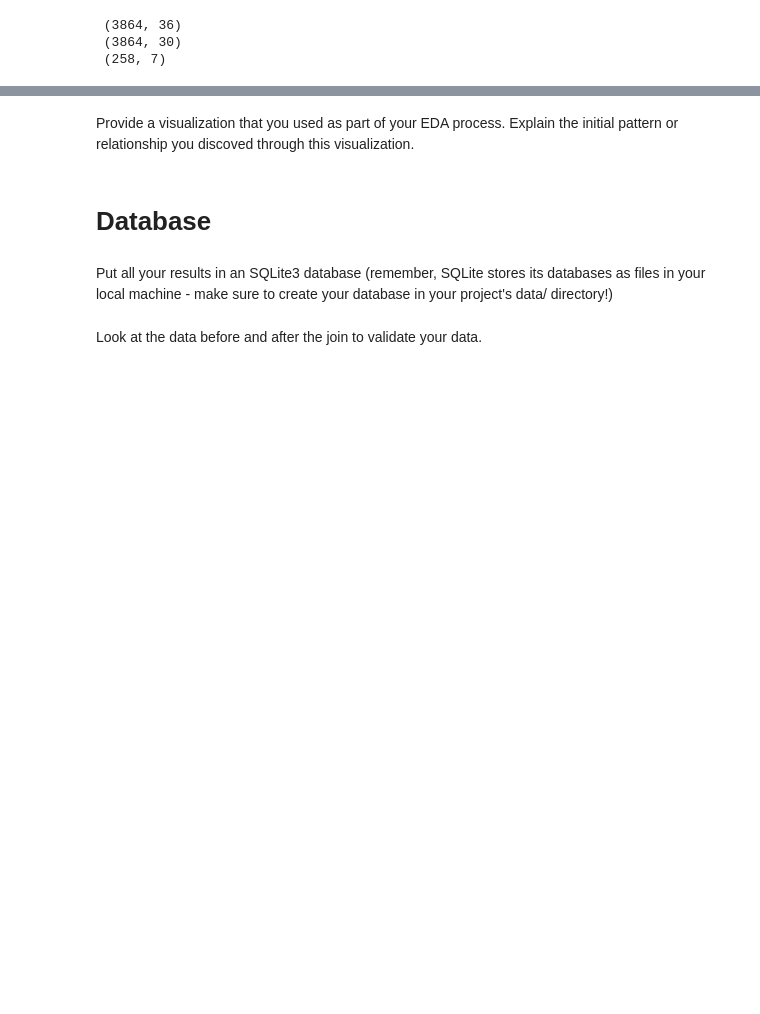
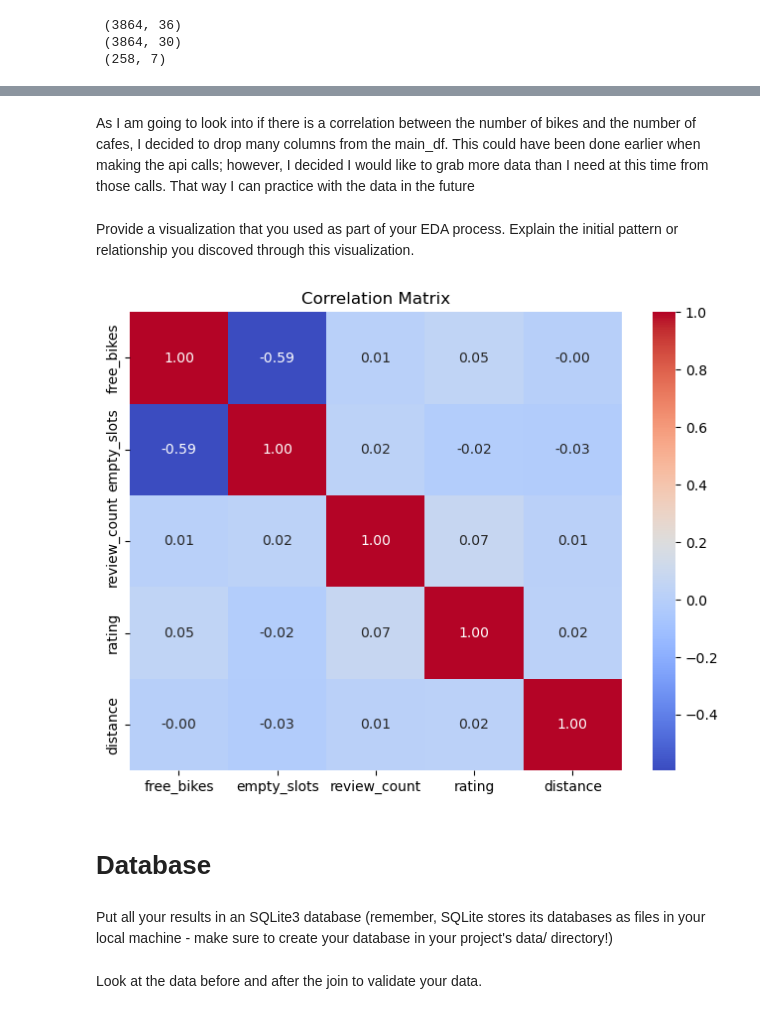
Before and after one commit to ParkerHar/Statistical_Modelling_Project, a Jupyter notebook: notebooks/joining_data.ipynb, the cells around one changed output, grey strips where cells are left out. Drawn from its saved outputs; the diff is of its cells as text; code cells hidden in the pictures; blank space fills up the shorter version.

```diff
--- a/notebooks/joining_data.ipynb
+++ b/notebooks/joining_data.ipynb
@@ -44,5 +64,16 @@ main_df.head(5)
+# %% [markdown]
+As I am going to look into if there is a correlation between the number of bikes and the number of cafes, I decided to drop many columns from the main_df. This could have been done earlier when making the api calls; however, I decided I would like to grab more data than I need at this time from those calls. That way I can practice with the data in the future
 # %% [markdown]
 Provide a visualization that you used as part of your EDA process. Explain the initial pattern or relationship you discoved through this visualization.
+# %%
+corr_matrix = num_main_df2.corr()
+
+plt.figure(figsize=(8, 6))
+sns.heatmap(corr_matrix, annot=True, cmap='coolwarm', cbar=True, fmt='.2f')
+plt.title("Correlation Matrix")
+plt.show()
+# %% [output]
+[figure, added]
 # %% [markdown]
 # Database
 # %% [markdown]
```
Also changed, not shown: parts of 11 cells of this notebook.
